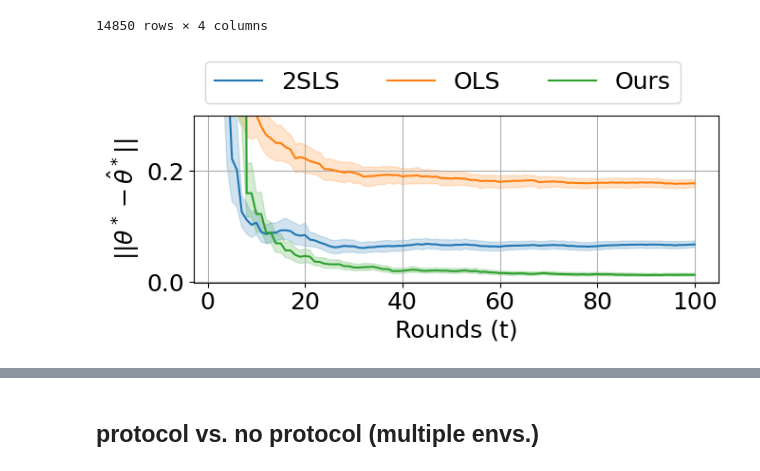
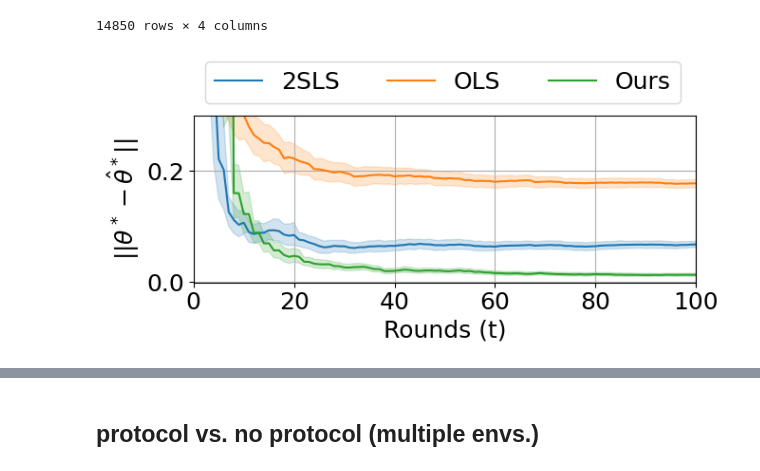
Before and after one commit to muneebaadil/strategic-instrumental-variable-regression, a Jupyter notebook: experiments.ipynb, the cells around one changed output, grey strips where cells are left out. Drawn from its saved outputs; the diff is of its cells as text; code cells hidden in the pictures.

```diff
--- a/experiments.ipynb
+++ b/experiments.ipynb
@@ -243,20 +244,20 @@ dflong_stack
 # %%
 plt.rcParams.update({'font.size': 18})
 fig,ax=plt.subplots(figsize=(7,3.5))
 sns.lineplot(dflong_stack, x='iterations', y='error', errorbar=('ci', 95), ax=ax, hue='method',
              markers={'Ours': '^', 'OLS': 'X', '2SLS': 'o'}, markevery=10, markersize=9)
 ax.grid()
 ax.set_ylim(bottom=-0.001, top=.3)
 ax.set_ylabel(r'$|| \theta^* - \hat{\theta}^* || $')
 ax.set_xlabel('Rounds (t)')
 
 handles, labels = ax.get_legend_handles_labels()
 ax.legend(handles=handles[:], labels=labels[:], ncol=3, loc='lower left', bbox_to_anchor=(0, 1, .5, .5))
-
+ax.set_xlim((0, 100))
 plt.tight_layout()
 plt.savefig('figures/our-settings-single-env.pdf')
 # %% [output]
-[figure, old version]
+[figure, new version]
 # %%
 # save_runs('experiments', 'our-settings-single-env', runs, args)
 # %%
```
Also changed, not shown: parts of 27 cells of this notebook.
